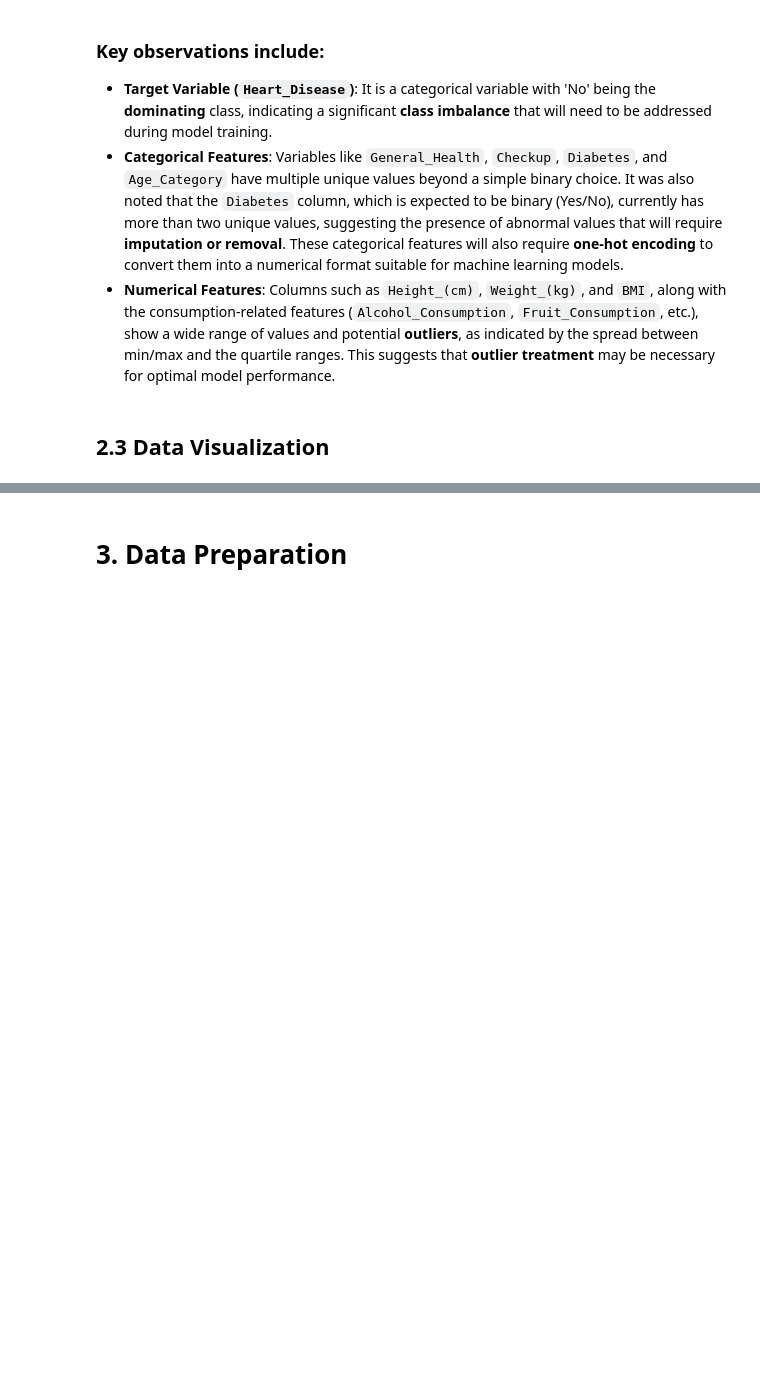
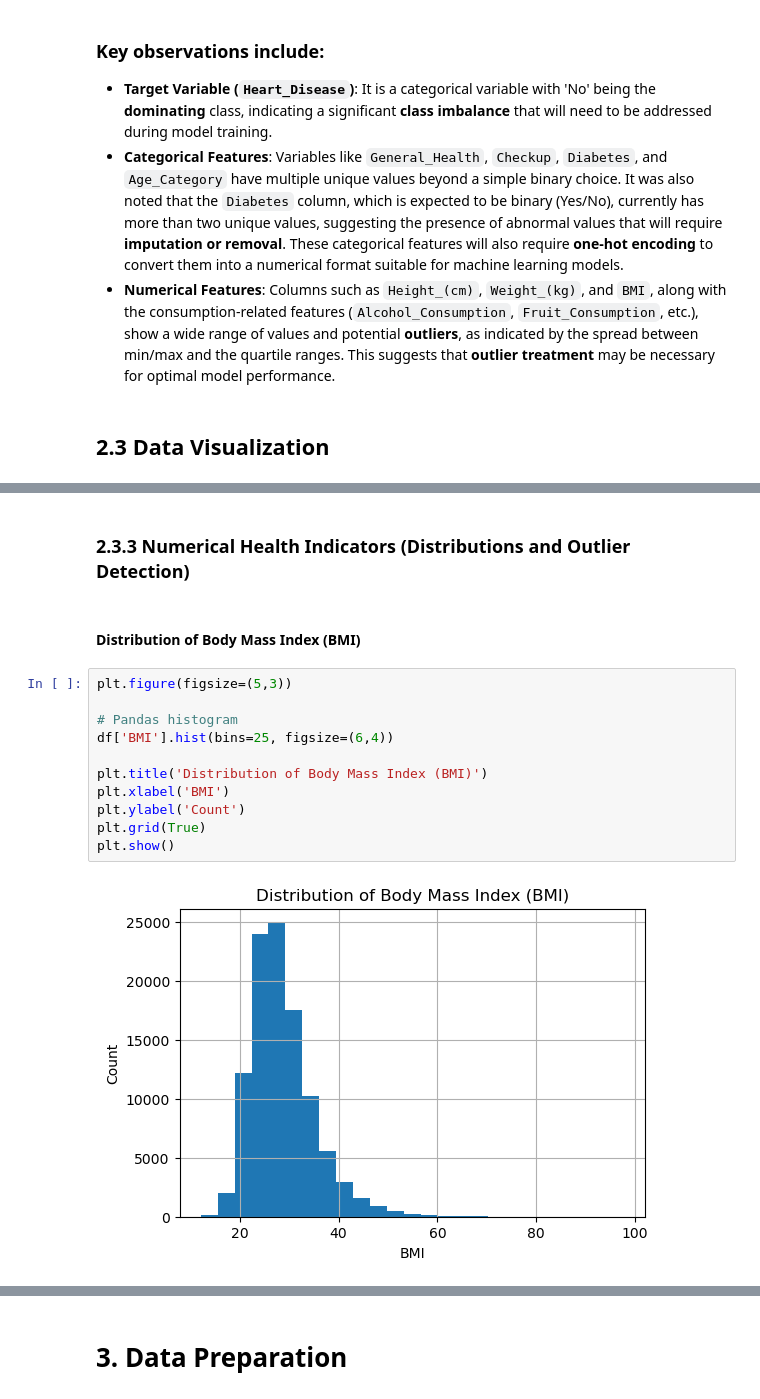
Before and after one commit to Jared-Tenebris/mldp-jared, a Jupyter notebook: cardiovascular_health.ipynb, the cells around one changed output, grey strips where cells are left out. Cells and saved outputs as stored; diff of their text form; blank space fills up the shorter version.

```diff
--- a/cardiovascular_health.ipynb
+++ b/cardiovascular_health.ipynb
@@ -284,0 +258,17 @@ This plot shows the count of individuals with and without heart disease across d
+# %% [markdown]
+### 2.3.3 Numerical Health Indicators (Distributions and Outlier Detection)
+# %% [markdown]
+#### Distribution of Body Mass Index (BMI)
+# %%
+plt.figure(figsize=(5,3))
+
+# Pandas histogram
+df['BMI'].hist(bins=25, figsize=(6,4))
+
+plt.title('Distribution of Body Mass Index (BMI)')
+plt.xlabel('BMI')
+plt.ylabel('Count')
+plt.grid(True)
+plt.show()
+# %% [output]
+[figure, added]
```
Also changed, not shown: parts of 37 cells of this notebook.
